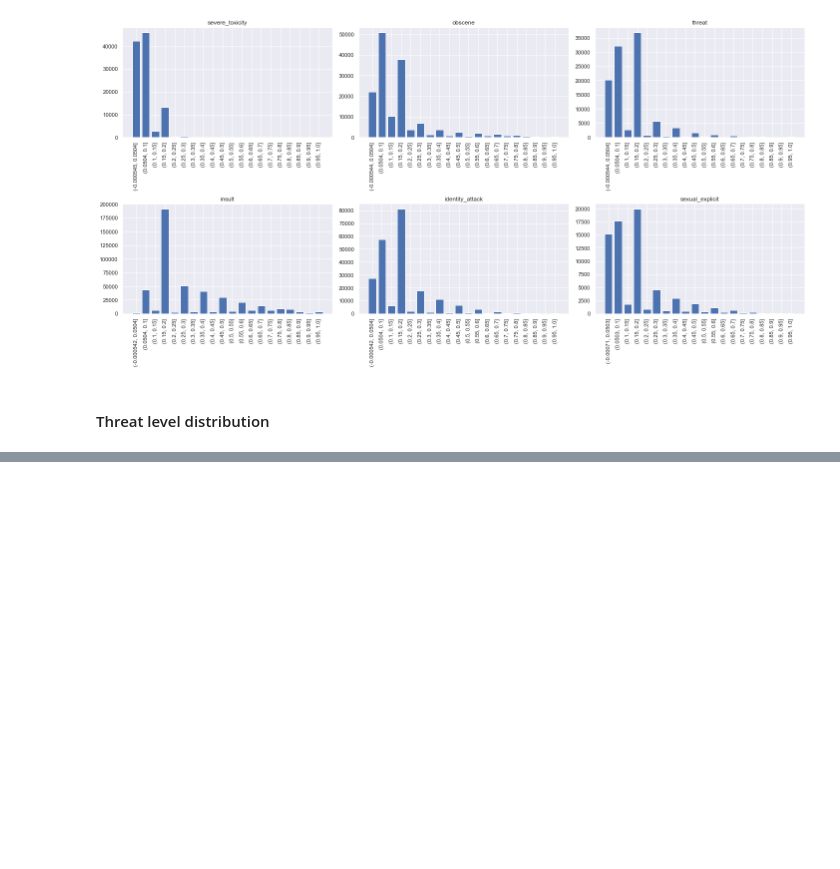
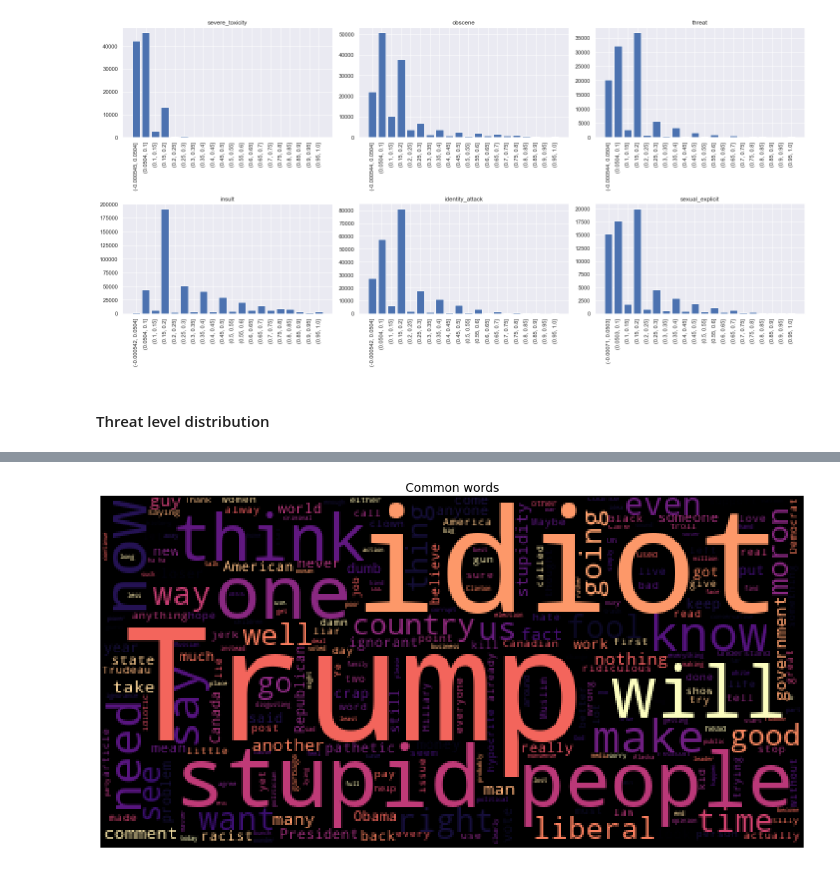
Before and after one commit to ajeyamk/jigsaw-nlp, a Jupyter notebook: jigsaw-nlp-ajeya.ipynb, the cells around one changed output, grey strips where cells are left out. Drawn from its saved outputs; the diff is of its cells as text; code cells hidden in the pictures; blank space fills up the shorter version.

```diff
--- a/jigsaw-nlp-ajeya.ipynb
+++ b/jigsaw-nlp-ajeya.ipynb
@@ -177,3 +177,19 @@ Class Diversity              1.5088585912227193  SOMEWHAT HIGH
 Max. Hellinger Similarity    1.0                 VERY HIGH
 Mutual Information           0.03353925145165847 GOOD
 Difficulty                   4.453553112656742   HIGH
+# %%
+def generate_word_cloud(data, title = None):
+    plt.figure(figsize=(20,20))
+    text=data.comment_text.values
+    wc= WordCloud(max_words=5000,stopwords=set(STOPWORDS))
+    wc.generate(" ".join(text))
+    plt.xticks([])
+    plt.yticks([])
+    plt.axis('off')
+    plt.title(title, fontsize=19)
+    plt.imshow(wc.recolor(colormap= 'magma' , random_state=19), alpha=1)
+# %%
+data=train_data[train_data.target>0.75]
+generate_word_cloud(data, title = "Common words")
+# %% [output]
+[figure, added]
```
Also changed, not shown: parts of 8 cells of this notebook.
